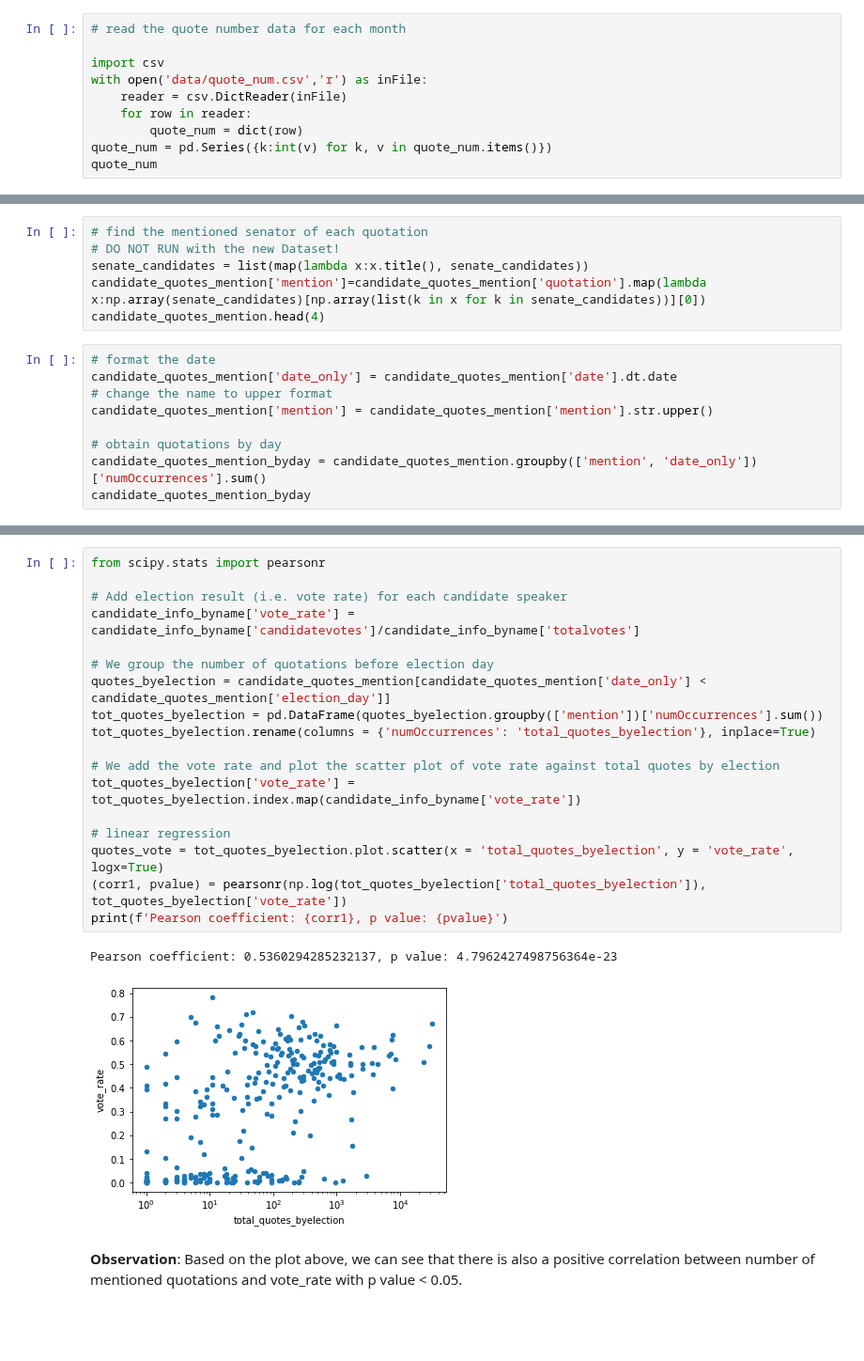
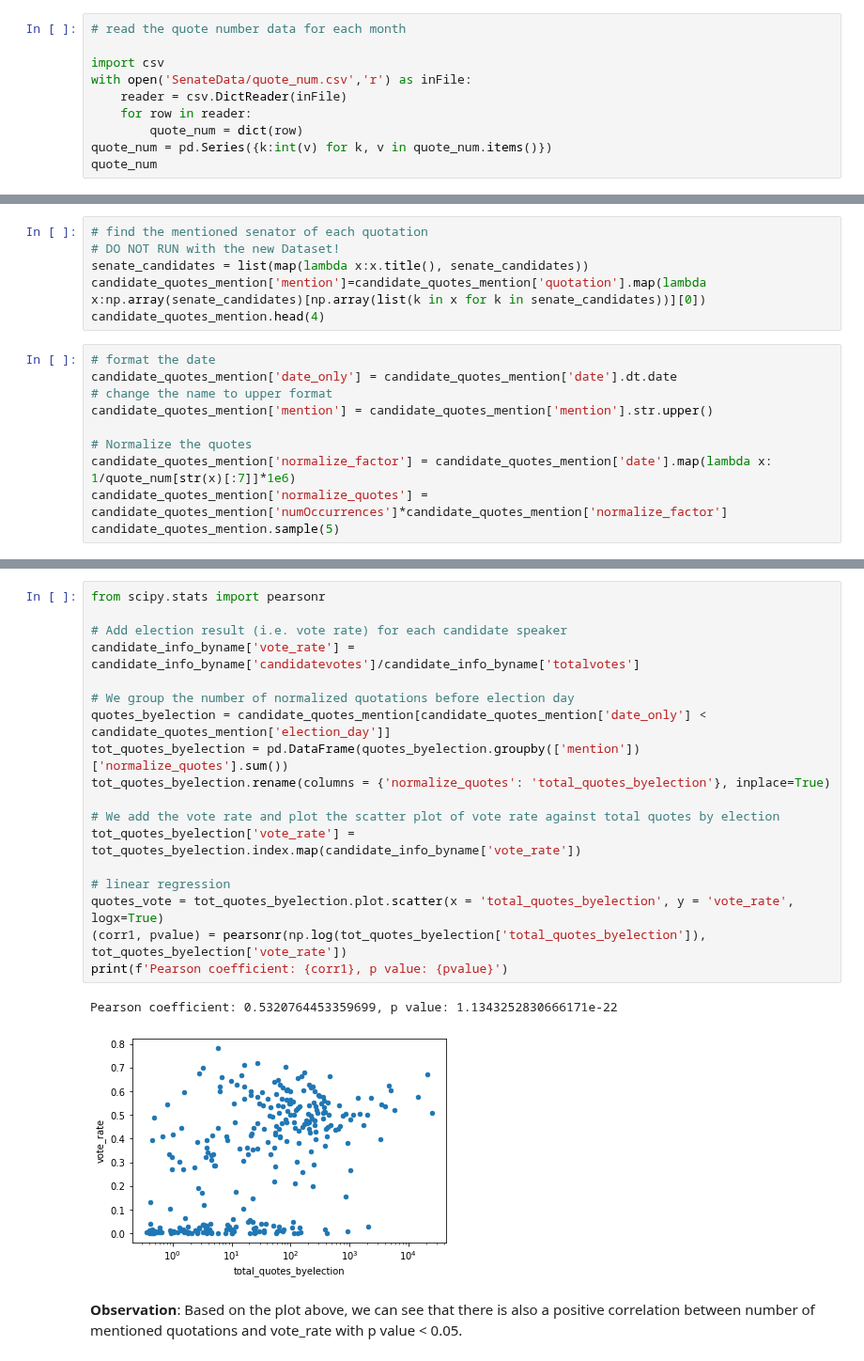
Before and after one commit to epfl-ada/ada-2021-project-chilldatagroup, a Jupyter notebook: Milestone2.ipynb, the cells around one changed output, grey strips where cells are left out. Shown at 94% size. Saved outputs shown, nothing was run; the diff lists cells and outputs as text; blank space fills up the shorter version.

```diff
--- a/Milestone2.ipynb
+++ b/Milestone2.ipynb
@@ -166,7 +162,7 @@ We use the total quotation number in QuoteBank to normalize our data
 # read the quote number data for each month
 
 import csv
-with open('data/quote_num.csv','r') as inFile:
+with open('SenateData/quote_num.csv','r') as inFile:
     reader = csv.DictReader(inFile)
     for row in reader:
         quote_num = dict(row)
@@ -303,7 +285,8 @@ candidate_quotes_mention['date_only'] = candidate_quotes_mention['date'].dt.date
 # change the name to upper format
 candidate_quotes_mention['mention'] = candidate_quotes_mention['mention'].str.upper()
 
-# obtain quotations by day
-candidate_quotes_mention_byday = candidate_quotes_mention.groupby(['mention', 'date_only'])['numOccurrences'].sum()
-candidate_quotes_mention_byday
+# Normalize the quotes
+candidate_quotes_mention['normalize_factor'] = candidate_quotes_mention['date'].map(lambda x: 1/quote_num[str(x)[:7]]*1e6)
+candidate_quotes_mention['normalize_quotes'] = candidate_quotes_mention['numOccurrences']*candidate_quotes_mention['normalize_factor']
+candidate_quotes_mention.sample(5)
 # %% [output]
@@ -345,24 +339,24 @@ candidate_quotes_mention.head(4)
 # %%
 from scipy.stats import pearsonr
 
 # Add election result (i.e. vote rate) for each candidate speaker
 candidate_info_byname['vote_rate'] = candidate_info_byname['candidatevotes']/candidate_info_byname['totalvotes']
 
-# We group the number of quotations before election day
+# We group the number of normalized quotations before election day
 quotes_byelection = candidate_quotes_mention[candidate_quotes_mention['date_only'] < candidate_quotes_mention['election_day']]
-tot_quotes_byelection = pd.DataFrame(quotes_byelection.groupby(['mention'])['numOccurrences'].sum())
-tot_quotes_byelection.rename(columns = {'numOccurrences': 'total_quotes_byelection'}, inplace=True)
+tot_quotes_byelection = pd.DataFrame(quotes_byelection.groupby(['mention'])['normalize_quotes'].sum())
+tot_quotes_byelection.rename(columns = {'normalize_quotes': 'total_quotes_byelection'}, inplace=True)
 
 # We add the vote rate and plot the scatter plot of vote rate against total quotes by election
 tot_quotes_byelection['vote_rate'] = tot_quotes_byelection.index.map(candidate_info_byname['vote_rate'])
 
 # linear regression
 quotes_vote = tot_quotes_byelection.plot.scatter(x = 'total_quotes_byelection', y = 'vote_rate', logx=True)
 (corr1, pvalue) = pearsonr(np.log(tot_quotes_byelection['total_quotes_byelection']), tot_quotes_byelection['vote_rate'])
 print(f'Pearson coefficient: {corr1}, p value: {pvalue}')
 # %% [output]
-Pearson coefficient: 0.5360294285232137, p value: 4.7962427498756364e-23
+Pearson coefficient: 0.5320764453359699, p value: 1.1343252830666171e-22
-[figure, old version]
+[figure, new version]
 # %% [markdown]
 **Observation**: Based on the plot above, we can see that there is also a positive correlation between number of mentioned quotations and vote_rate with p value < 0.05.
 # %% [markdown]
```
Also changed, not shown: parts of 21 cells of this notebook.
